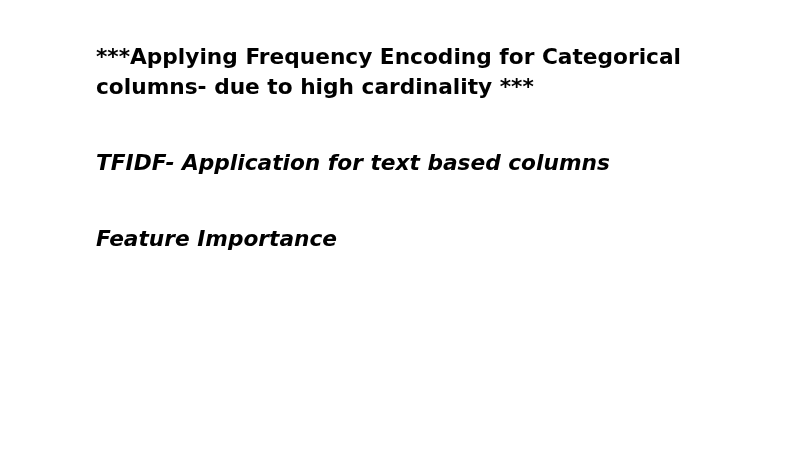
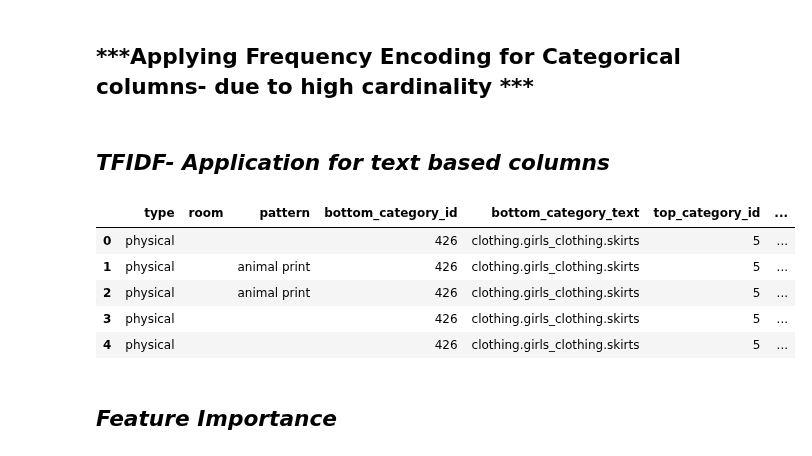
Before and after one commit to Sabha95/Machine_Learning-Assig, a Jupyter notebook: Getting_started_Notebook_for_Students_2025.ipynb, the cells around one changed output. Drawn from its saved outputs; the diff is of its cells as text; code cells hidden in the pictures; blank space fills up the shorter version.

```diff
--- a/Getting_started_Notebook_for_Students_2025.ipynb
+++ b/Getting_started_Notebook_for_Students_2025.ipynb
@@ -976,6 +974,15 @@ import pandas as pd
 tfidf_df = pd.DataFrame(X_tfidf.toarray(), columns=feature_names)
 
 # You can now use tfidf_df with your ML model along with other features
+# %%
+df_train_bottom2.head()
+# %% [output]
+|  | type | room | pattern | bottom_category_id | bottom_category_text | top_category_id | ... |
+| 0 | physical |  |  | 426 | clothing.girls_clothing.skirts | 5 | ... |
+| 1 | physical |  | animal print | 426 | clothing.girls_clothing.skirts | 5 | ... |
+| 2 | physical |  | animal print | 426 | clothing.girls_clothing.skirts | 5 | ... |
+| 3 | physical |  |  | 426 | clothing.girls_clothing.skirts | 5 | ... |
+| 4 | physical |  |  | 426 | clothing.girls_clothing.skirts | 5 | ... |
 # %% [markdown]
 ## ***Feature Importance***
 # %%
```
Also changed, not shown: parts of 9 cells of this notebook.
